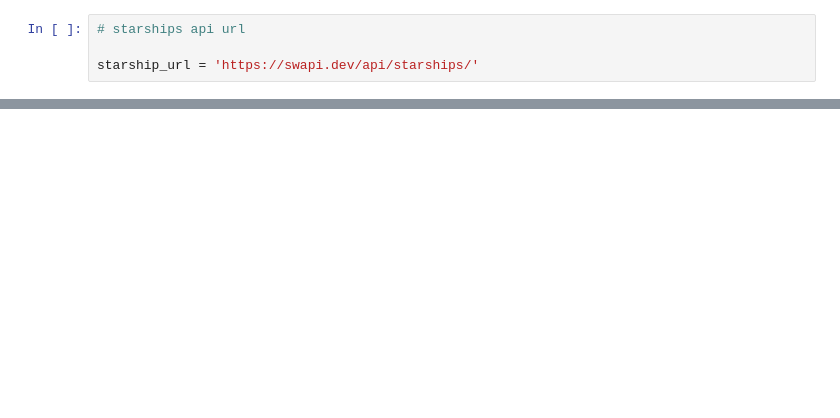
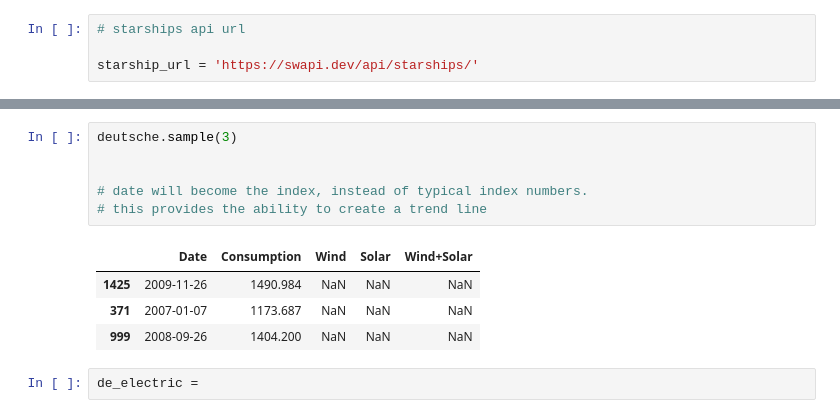
Before and after one commit to MagdalenaRahn/time-series-exercises, a Jupyter notebook: time-series-exercises.ipynb, the cells around one changed output, grey strips where cells are left out. Cells and saved outputs as stored; diff of their text form; blank space fills up the shorter version.

```diff
--- a/time-series-exercises.ipynb
+++ b/time-series-exercises.ipynb
@@ -117,0 +423,13 @@ print(starships)
+# %%
+deutsche.sample(3)
+
+
+# date will become the index, instead of typical index numbers.
+# this provides the ability to create a trend line
+# %% [output]
+|  | Date | Consumption | Wind | Solar | Wind+Solar |
+| 1425 | 2009-11-26 | 1490.984 | NaN | NaN | NaN |
+| 371 | 2007-01-07 | 1173.687 | NaN | NaN | NaN |
+| 999 | 2008-09-26 | 1404.200 | NaN | NaN | NaN |
+# %%
+de_electric =
```
Also changed, not shown: parts of 31 cells of this notebook, 1 other file.
